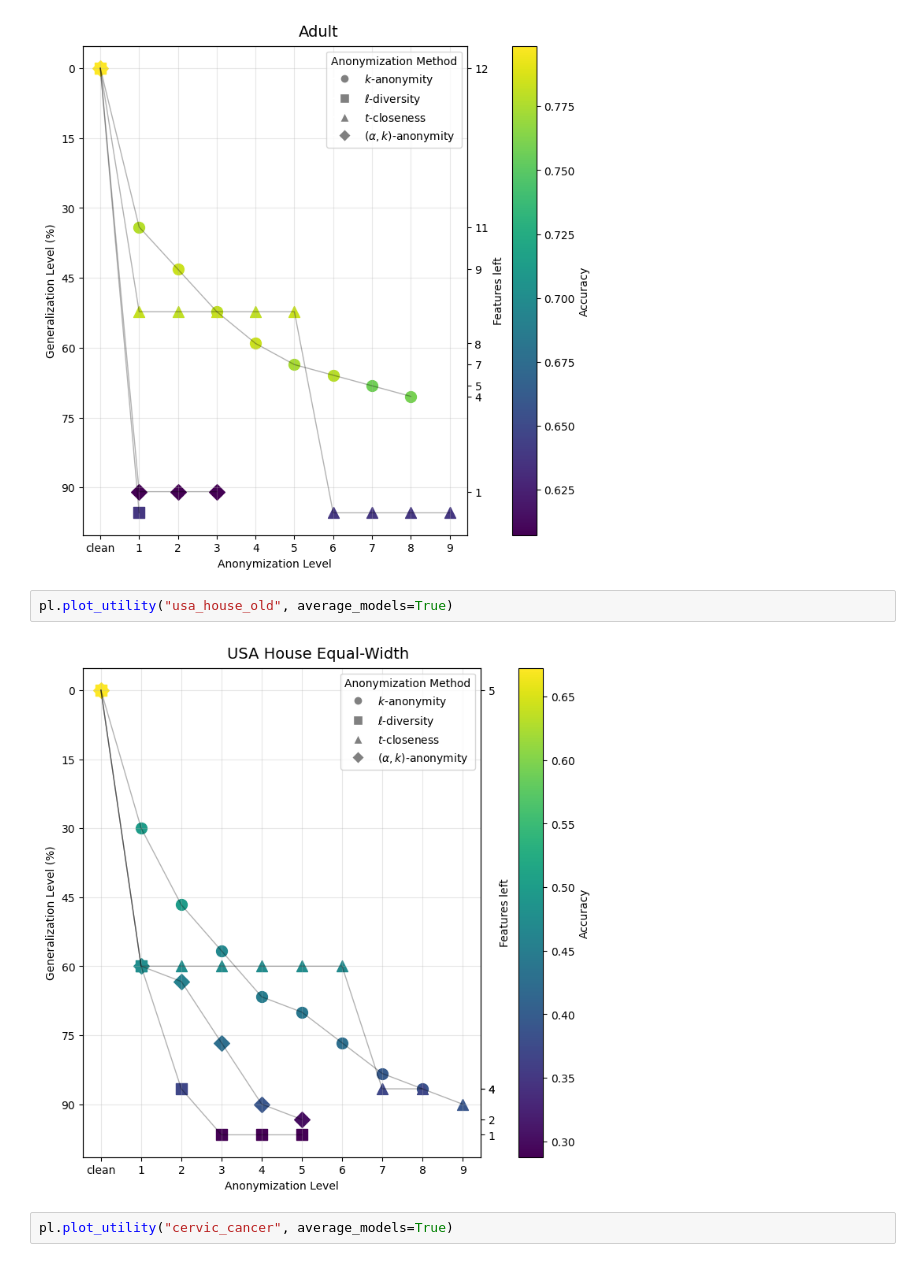
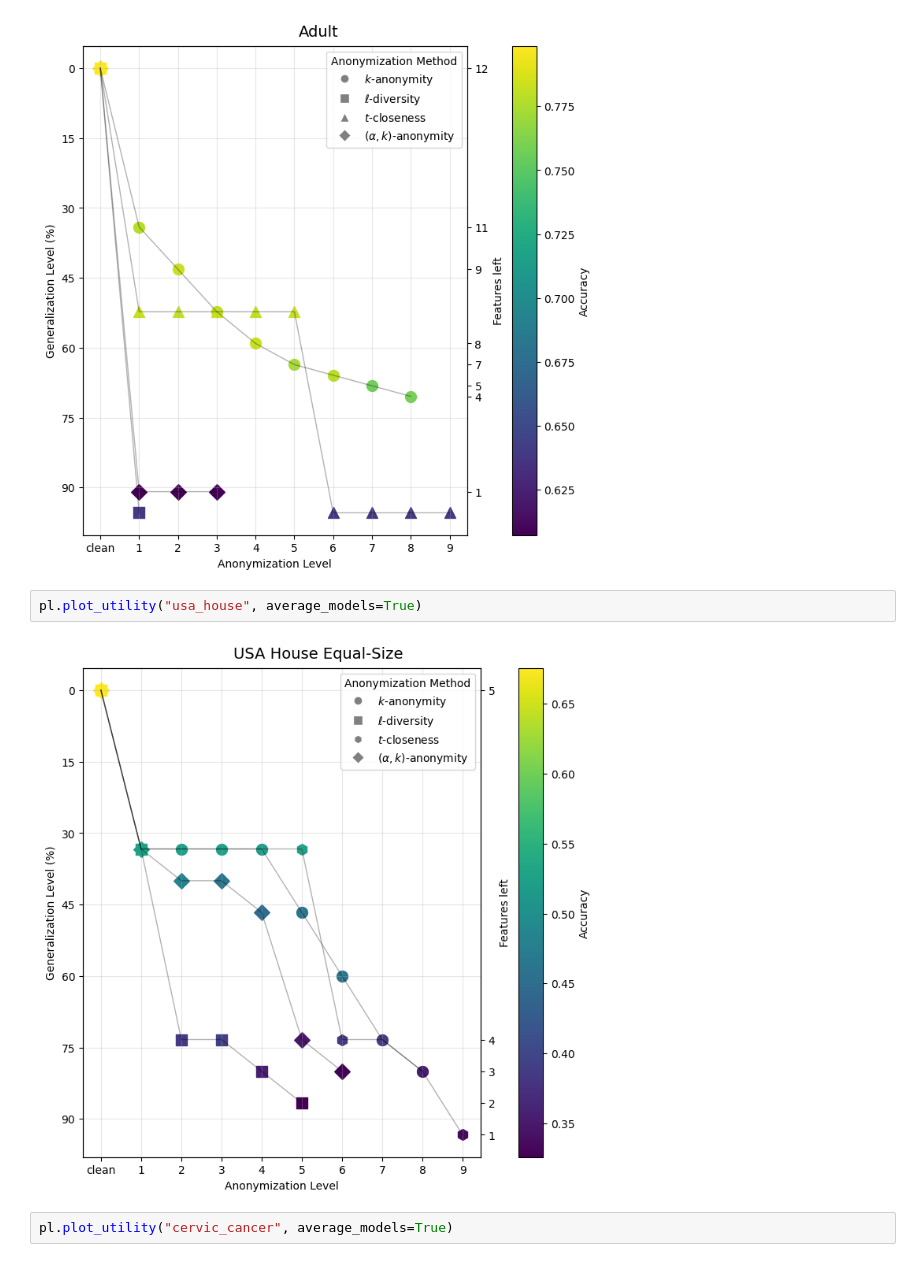
Before and after one commit to Zak9O/Masking-Effects-on-XAI-Techniques, a Jupyter notebook: notebooks/Utility vs Generalization.ipynb, the cells around one changed output. Saved outputs shown, nothing was run; the diff lists cells and outputs as text.

```diff
--- a/notebooks/1Utility vs Generalization.ipynb
+++ b/notebooks/Utility vs Generalization.ipynb
@@ -37,9 +37,9 @@ pl.plot_utility("adult", average_models=True)
 # %% [output]
 [figure]
 # %%
-pl.plot_utility("usa_house_old", average_models=True)
+pl.plot_utility("usa_house", average_models=True)
 # %% [output]
-[figure, old version]
+[figure, new version]
 # %%
 pl.plot_utility("cervic_cancer", average_models=True)
 # %% [output]
```
Also changed, not shown: 14 other files.
